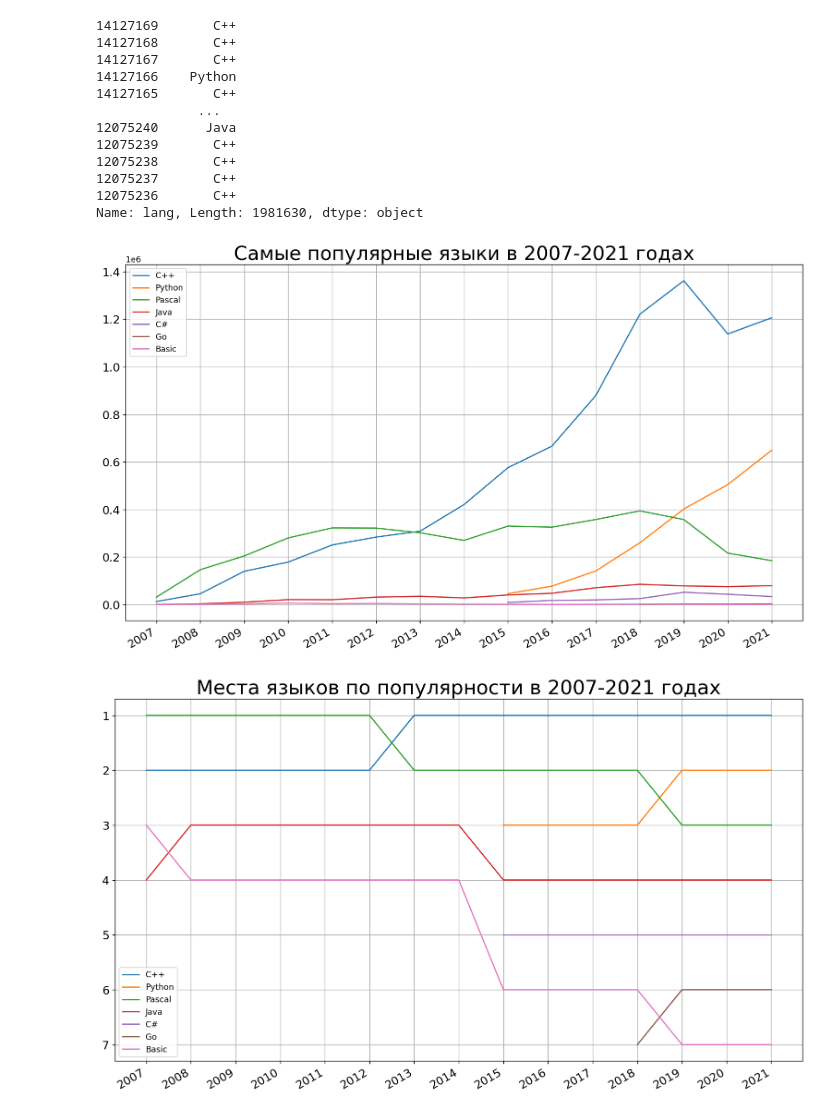
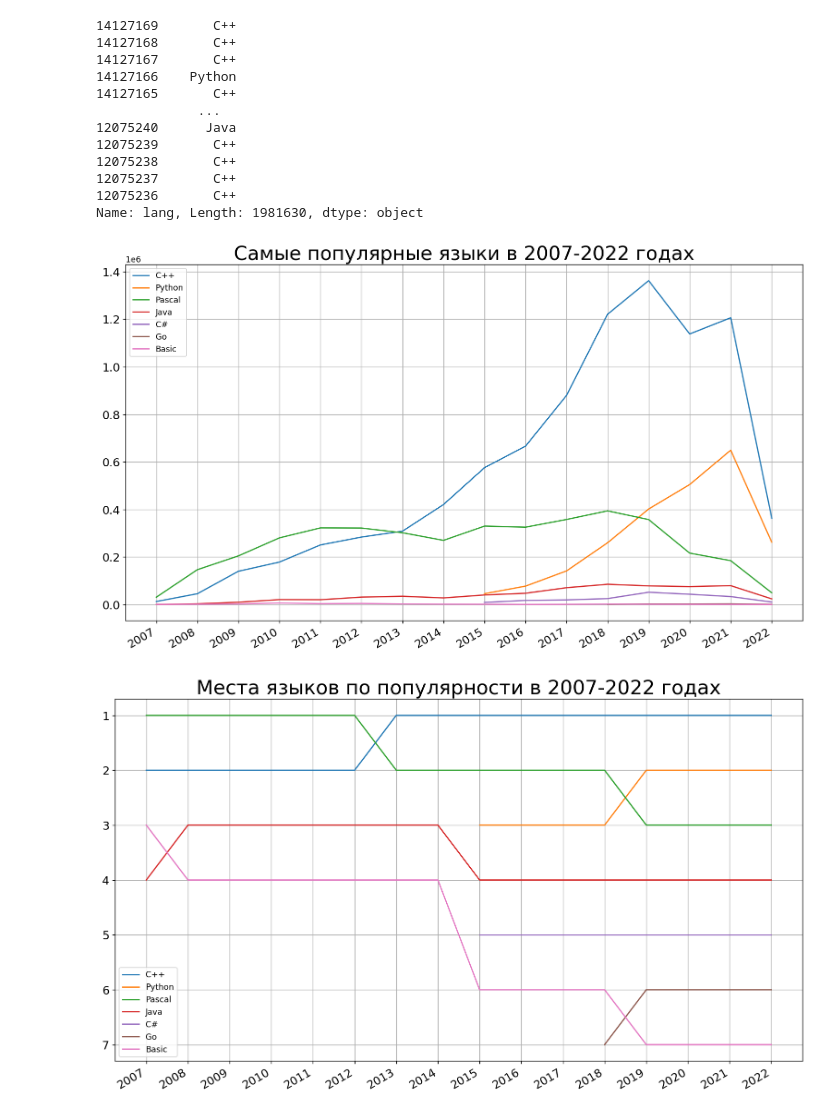
Before and after one commit to wchistow/acmp-visualization, a Jupyter notebook: popular_langs.ipynb, the cells around one changed output. Saved outputs shown, nothing was run; the diff lists cells and outputs as text; code cells hidden in the pictures.

```diff
--- a/popular_langs.ipynb
+++ b/popular_langs.ipynb
@@ -54,7 +56,7 @@ langs_ids = {'CPP': 'C++', 'PY': 'Python', 'PP': 'Pascal',
              'PYPY': 'Python', 'DPR': 'Pascal',
              'GO': 'Go', 'BAS': 'Basic'}
 pop_of_langs = {lang: {} for lang in langs_ids.values()}
-for year in range(2007, 2022):
+for year in range(2007, 2023):
     data = pd.read_csv(f'status_{year}.csv', names=['date', 'user', 'task', 'lang',
                                                         'result', 'test', 'time', 'memory'])
 
@@ -82,23 +84,23 @@ Name: lang, Length: 1981630, dtype: object
 # %%
 fig, ax = plt.subplots(figsize=(15, 9))
 fig.dpi = 128
 
 for lang, year_count in pop_of_langs.items():
     ax.plot(year_count.keys(), year_count.values(), label=lang)
 
 leg = ax.legend(loc='upper left')
 
-ax.set_xticks(range(2007, 2022))
+ax.set_xticks(range(2007, 2023))
 
-plt.title('Самые популярные языки в 2007-2021 годах', fontsize=24)
+plt.title('Самые популярные языки в 2007-2022 годах', fontsize=24)
 plt.tick_params(labelsize=14)
 
 fig.autofmt_xdate()
 ax.grid(True)
 
 plt.show()
 # %% [output]
-[figure, old version]
+[figure, new version]
 # %%
 positions_of_langs = {lang: {} for lang in langs_ids.values()}
 
@@ -121,10 +123,10 @@ for lang, year_count in positions_of_langs.items():
     ax.plot(year_count.keys(), year_count.values(), label=lang)
 
 ax.set_ylim(ax.get_ylim()[::-1])
-ax.set_xticks(range(2007, 2022))
+ax.set_xticks(range(2007, 2023))
 leg = ax.legend(loc='lower left')
 
-plt.title('Места языков по популярности в 2007-2021 годах', fontsize=24)
+plt.title('Места языков по популярности в 2007-2022 годах', fontsize=24)
 plt.tick_params(labelsize=14)
 
 fig.autofmt_xdate()
@@ -132,4 +134,4 @@ ax.grid(True)
 
 plt.show()
 # %% [output]
-[figure, old version]
+[figure, new version]
```
Also changed, not shown: parts of 5 cells of this notebook, 5 other files.
